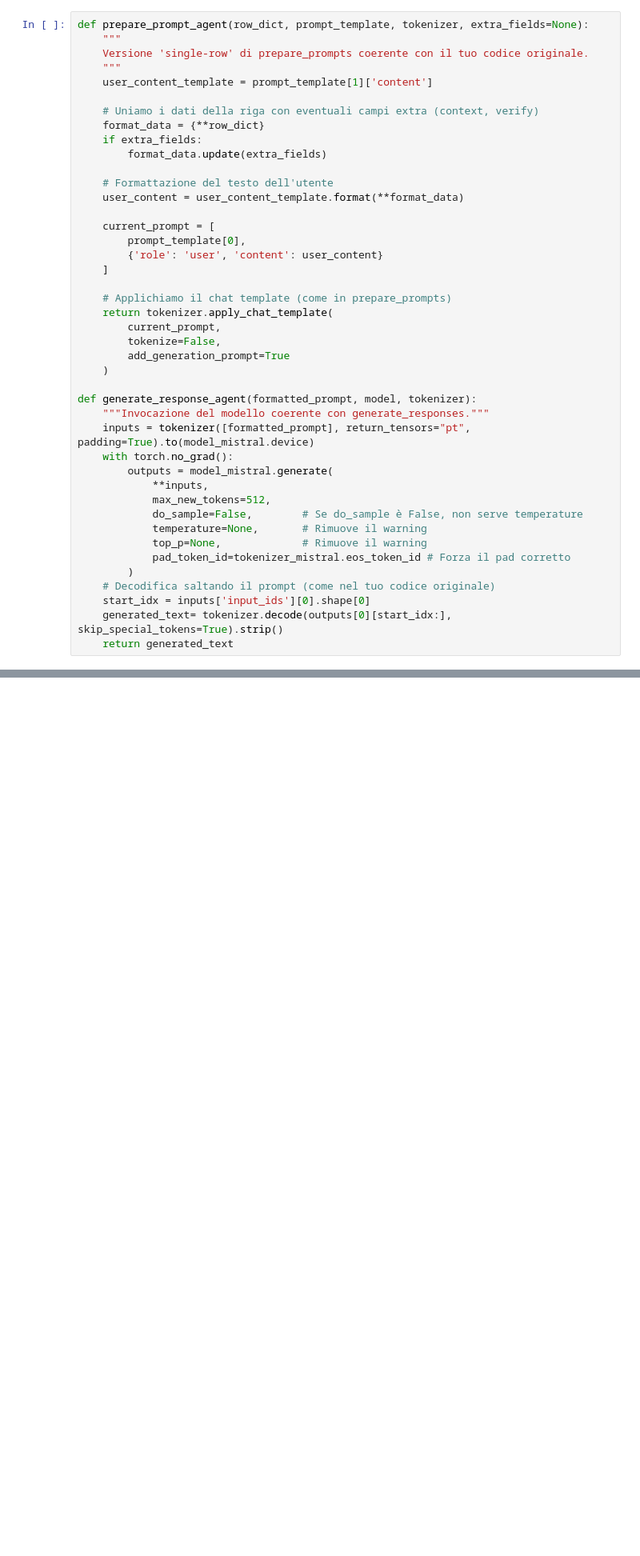
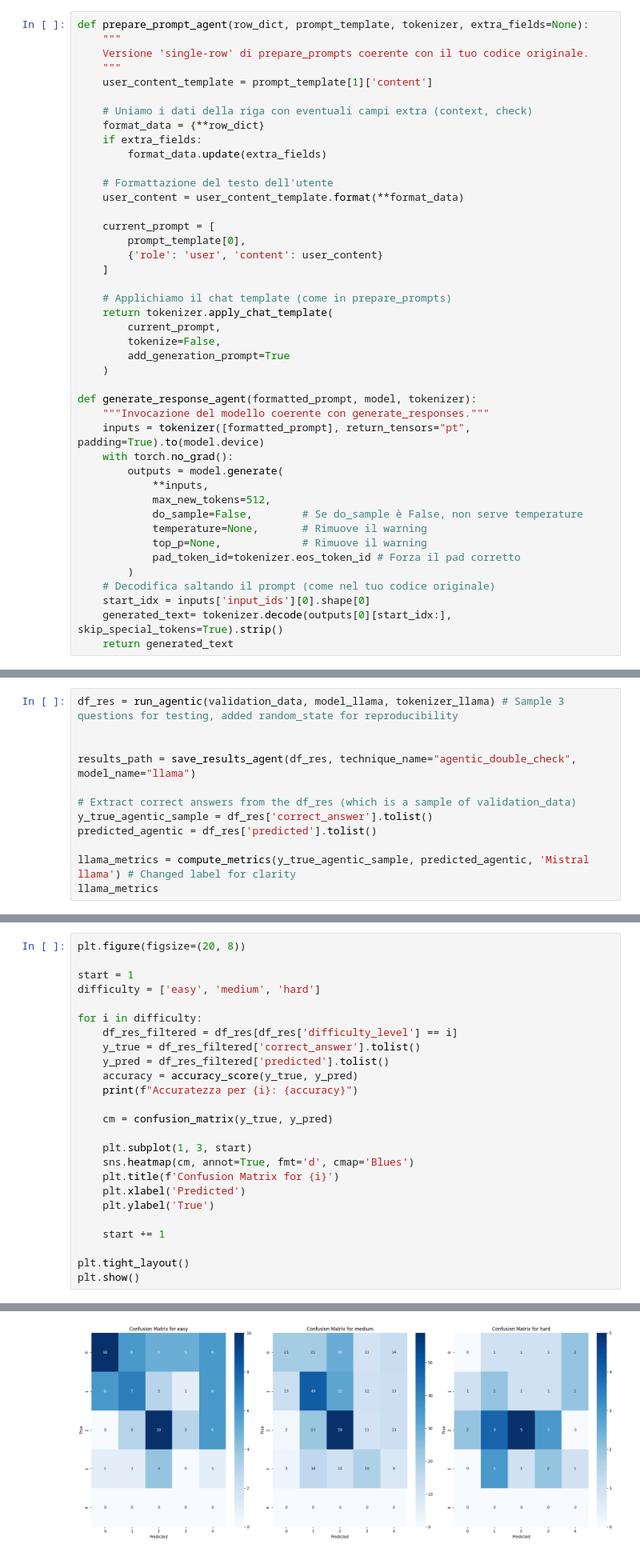
Before and after one commit to Keniota02/FederatedAveraging, a Jupyter notebook: project.ipynb, the cells around one changed output, grey strips where cells are left out. Shown at 80% size. Cells and saved outputs as stored; diff of their text form; blank space fills up the shorter version.

```diff
--- a/project.ipynb
+++ b/project.ipynb
@@ -2374,7 +3152,7 @@ def prepare_prompt_agent(row_dict, prompt_template, tokenizer, extra_fields=None
     """
     user_content_template = prompt_template[1]['content']
 
-    # Uniamo i dati della riga con eventuali campi extra (context, verify)
+    # Uniamo i dati della riga con eventuali campi extra (context, check)
     format_data = {**row_dict}
     if extra_fields:
         format_data.update(extra_fields)
@@ -2396,15 +3174,15 @@ def prepare_prompt_agent(row_dict, prompt_template, tokenizer, extra_fields=None
 
 def generate_response_agent(formatted_prompt, model, tokenizer):
     """Invocazione del modello coerente con generate_responses."""
-    inputs = tokenizer([formatted_prompt], return_tensors="pt", padding=True).to(model_mistral.device)
+    inputs = tokenizer([formatted_prompt], return_tensors="pt", padding=True).to(model.device)
     with torch.no_grad():
-        outputs = model_mistral.generate(
+        outputs = model.generate(
             **inputs,
             max_new_tokens=512,
             do_sample=False,        # Se do_sample è False, non serve temperature
             temperature=None,       # Rimuove il warning
             top_p=None,             # Rimuove il warning
-            pad_token_id=tokenizer_mistral.eos_token_id # Forza il pad corretto
+            pad_token_id=tokenizer.eos_token_id # Forza il pad corretto
         )
     # Decodifica saltando il prompt (come nel tuo codice originale)
     start_idx = inputs['input_ids'][0].shape[0]
@@ -2631,0 +3544,12 @@ Accuratezza Totale: 100.00%
+# %%
+df_res = run_agentic(validation_data, model_llama, tokenizer_llama) # Sample 3 questions for testing, added random_state for reproducibility
+
+
+results_path = save_results_agent(df_res, technique_name="agentic_double_check", model_name="llama")
+
+# Extract correct answers from the df_res (which is a sample of validation_data)
+y_true_agentic_sample = df_res['correct_answer'].tolist()
+predicted_agentic = df_res['predicted'].tolist()
+
+llama_metrics = compute_metrics(y_true_agentic_sample, predicted_agentic, 'Mistral llama') # Changed label for clarity
+llama_metrics
@@ -2631,0 +3588,26 @@ Accuratezza Totale: 100.00%
+# %%
+plt.figure(figsize=(20, 8))
+
+start = 1
+difficulty = ['easy', 'medium', 'hard']
+
+for i in difficulty:
+    df_res_filtered = df_res[df_res['difficulty_level'] == i]
+    y_true = df_res_filtered['correct_answer'].tolist()
+    y_pred = df_res_filtered['predicted'].tolist()
+    accuracy = accuracy_score(y_true, y_pred)
+    print(f"Accuratezza per {i}: {accuracy}")
+
+    cm = confusion_matrix(y_true, y_pred)
+
+    plt.subplot(1, 3, start)
+    sns.heatmap(cm, annot=True, fmt='d', cmap='Blues')
+    plt.title(f'Confusion Matrix for {i}')
+    plt.xlabel('Predicted')
+    plt.ylabel('True')
+
+    start += 1
+
+plt.tight_layout()
+plt.show()
+# %% [output]
@@ -2632,3 +3617,4 @@ Accuratezza Totale: 100.00%
+[figure, added]
 # %% [markdown]
 ## Compare Results
 # %% [markdown]
```
Also changed, not shown: parts of 100 cells of this notebook.
